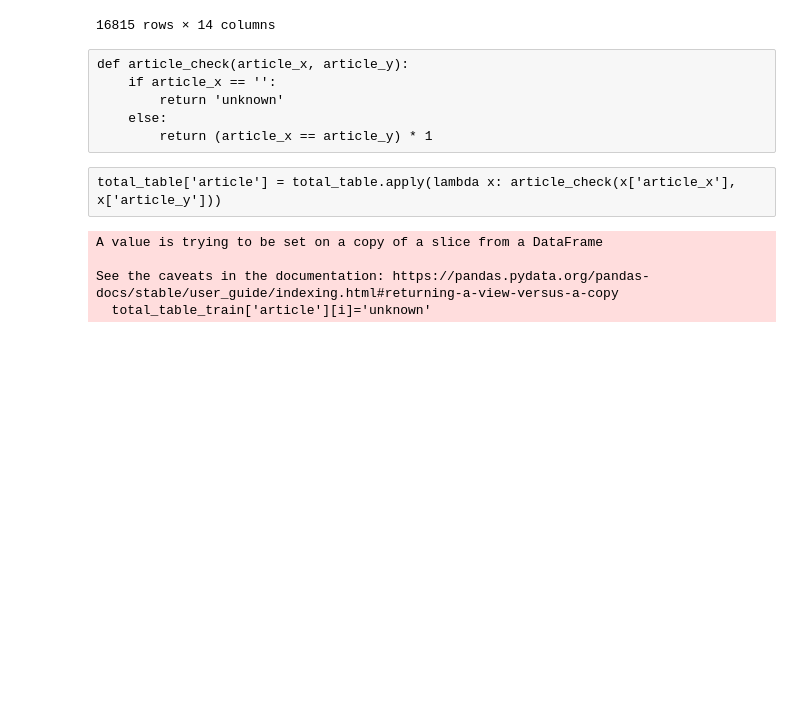
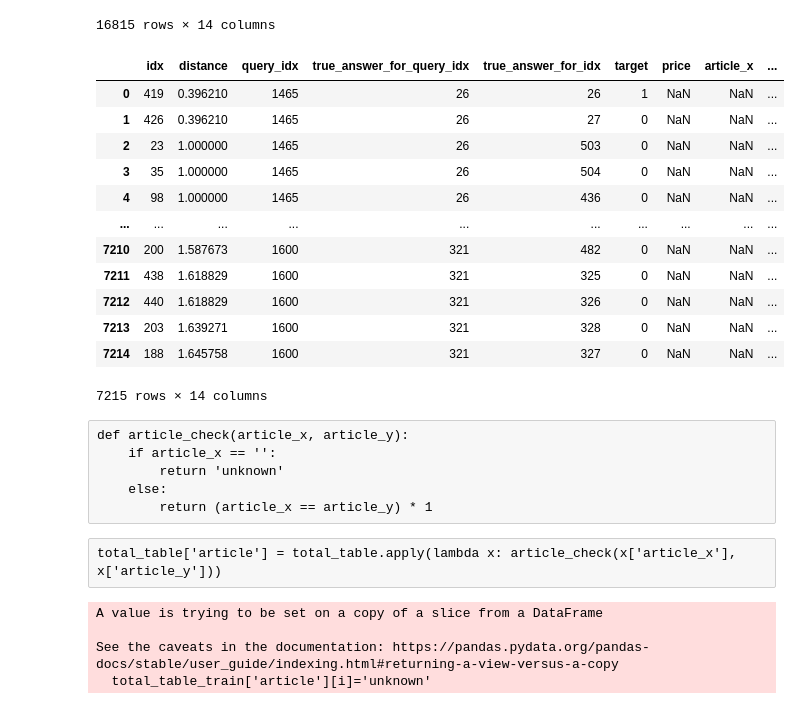
Before and after one commit to Prosept-4/DS, a Jupyter notebook: Prosept_4_Minaychev_main.ipynb, the cells around one changed output. Saved outputs shown, nothing was run; the diff lists cells and outputs as text; code cells hidden in the pictures; blank space fills up the shorter version.

Commit message:
finish main_function
but some troubles with dict of answers

```diff
--- a/Prosept_4_Minaychev_main.ipynb
+++ b/Prosept_4_Minaychev_main.ipynb
@@ -468,0 +471,10 @@ print(targets_test.shape)
+# %%
+vecs_train, vecs_test, targets_train, targets_test = train_test_split(vecs, targets, test_size=0.3, random_state=12345)
+idx_train, idx_test= train_test_split(idx, test_size=0.3, random_state=12345)
+
+print(vecs_train.shape)
+print(vecs_test.shape)
+print(idx_train.shape)
+print(idx_test.shape)
+print(targets_train.shape)
+print(targets_test.shape)
@@ -662,6 +681,22 @@ total_table_test = base_query_test.merge(train.loc[:,['price','article','quantit
                                           how='left',
                                           left_on='true_answer_for_idx',
                                           right_index=True)
+# %%
+total_table_test
+# %% [output]
+|  | idx | distance | query_idx | true_answer_for_query_idx | true_answer_for_idx | target | price | article_x | ... |
+| 0 | 419 | 0.396210 | 1465 | 26 | 26 | 1 | NaN | NaN | ... |
+| 1 | 426 | 0.396210 | 1465 | 26 | 27 | 0 | NaN | NaN | ... |
+| 2 | 23 | 1.000000 | 1465 | 26 | 503 | 0 | NaN | NaN | ... |
+| 3 | 35 | 1.000000 | 1465 | 26 | 504 | 0 | NaN | NaN | ... |
+| 4 | 98 | 1.000000 | 1465 | 26 | 436 | 0 | NaN | NaN | ... |
+| ... | ... | ... | ... | ... | ... | ... | ... | ... | ... |
+| 7210 | 200 | 1.587673 | 1600 | 321 | 482 | 0 | NaN | NaN | ... |
+| 7211 | 438 | 1.618829 | 1600 | 321 | 325 | 0 | NaN | NaN | ... |
+| 7212 | 440 | 1.618829 | 1600 | 321 | 326 | 0 | NaN | NaN | ... |
+| 7213 | 203 | 1.639271 | 1600 | 321 | 328 | 0 | NaN | NaN | ... |
+| 7214 | 188 | 1.645758 | 1600 | 321 | 327 | 0 | NaN | NaN | ... |
+7215 rows × 14 columns
 # %% [raw]
 def article_check(article_x, article_y):
     if article_x == '':
```
Also changed, not shown: parts of 36 cells of this notebook.
